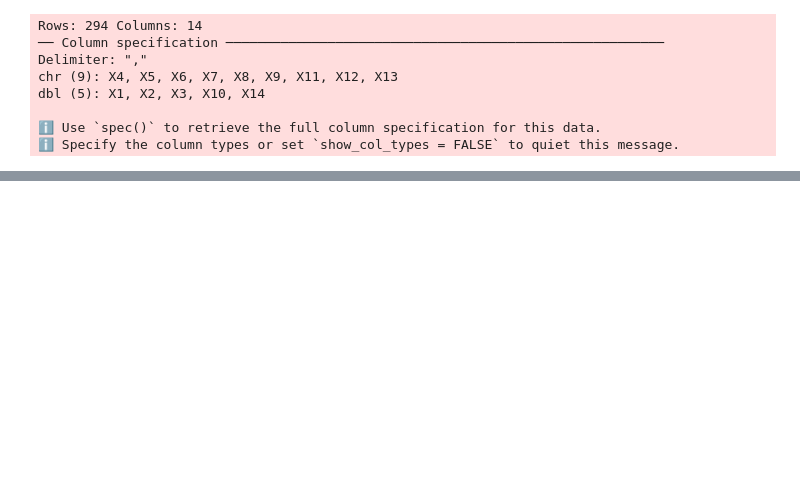
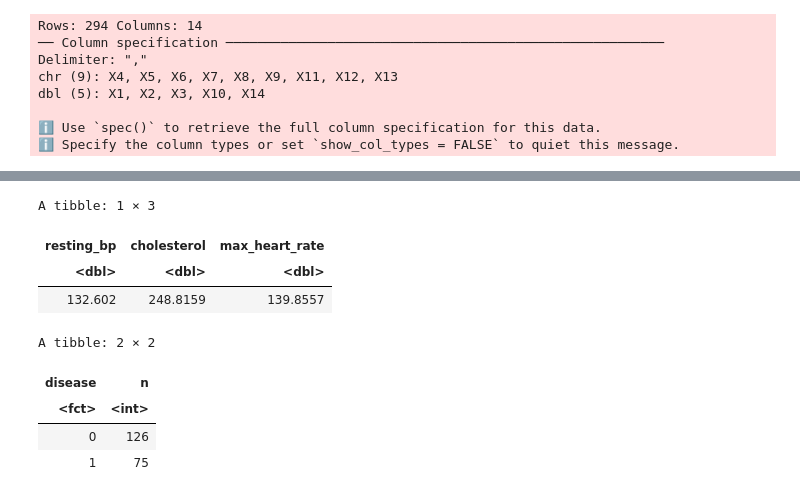
Before and after one commit to drew-gnaw/DSCI100-G81, a Jupyter notebook: Proposal.ipynb, the cells around one changed output, grey strips where cells are left out. Drawn from its saved outputs; the diff is of its cells as text; code cells hidden in the pictures; blank space fills up the shorter version.

```diff
--- a/Proposal.ipynb
+++ b/Proposal.ipynb
@@ -47 +65,24 @@ A tibble: 201 × 6
 | 4 | 130 | 275 | 1 | 115 | 1 |
+# %%
+#Preliminary exploratory data analysis; missing values were ommited so there are zero rows with missing values
+#Finding mean of all numerical predictors
+heart_data_mean <- heart_train |>
+    select(resting_bp, cholesterol, max_heart_rate) |>
+    map_dfr(mean)
+heart_data_mean
+
+#Finding number of observations for each class
+heart_num_class <- heart_train |>
+    group_by(disease) |>
+    summarize(n=n())
+heart_num_class
+# %% [output]
+A tibble: 1 × 3
+| resting_bp | cholesterol | max_heart_rate |
+| <dbl> | <dbl> | <dbl> |
+| 132.602 | 248.8159 | 139.8557 |
+A tibble: 2 × 2
+| disease | n |
+| <fct> | <int> |
+| 0 | 126 |
+| 1 | 75 |
```
Also changed, not shown: parts of 3 cells of this notebook, 1 other file.
